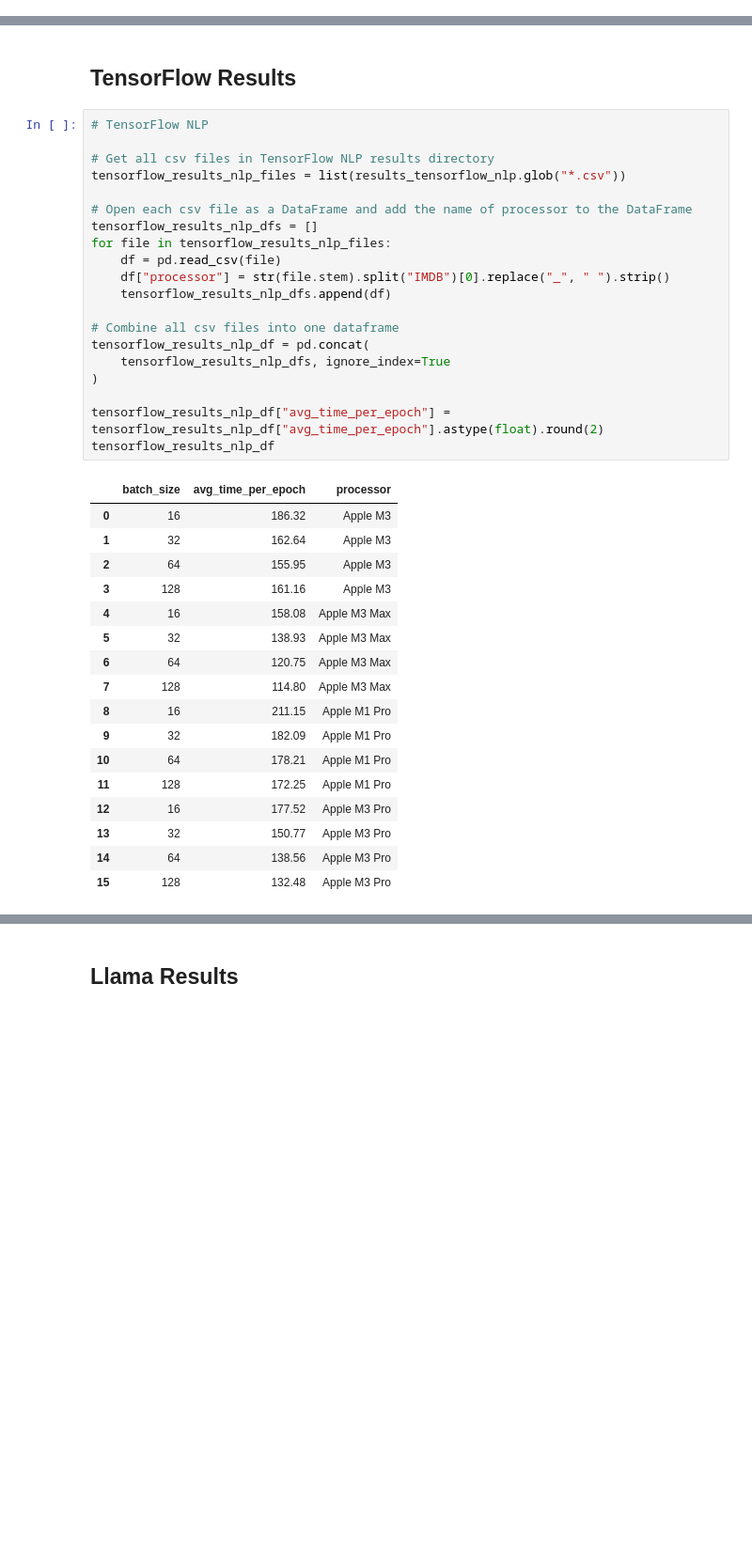
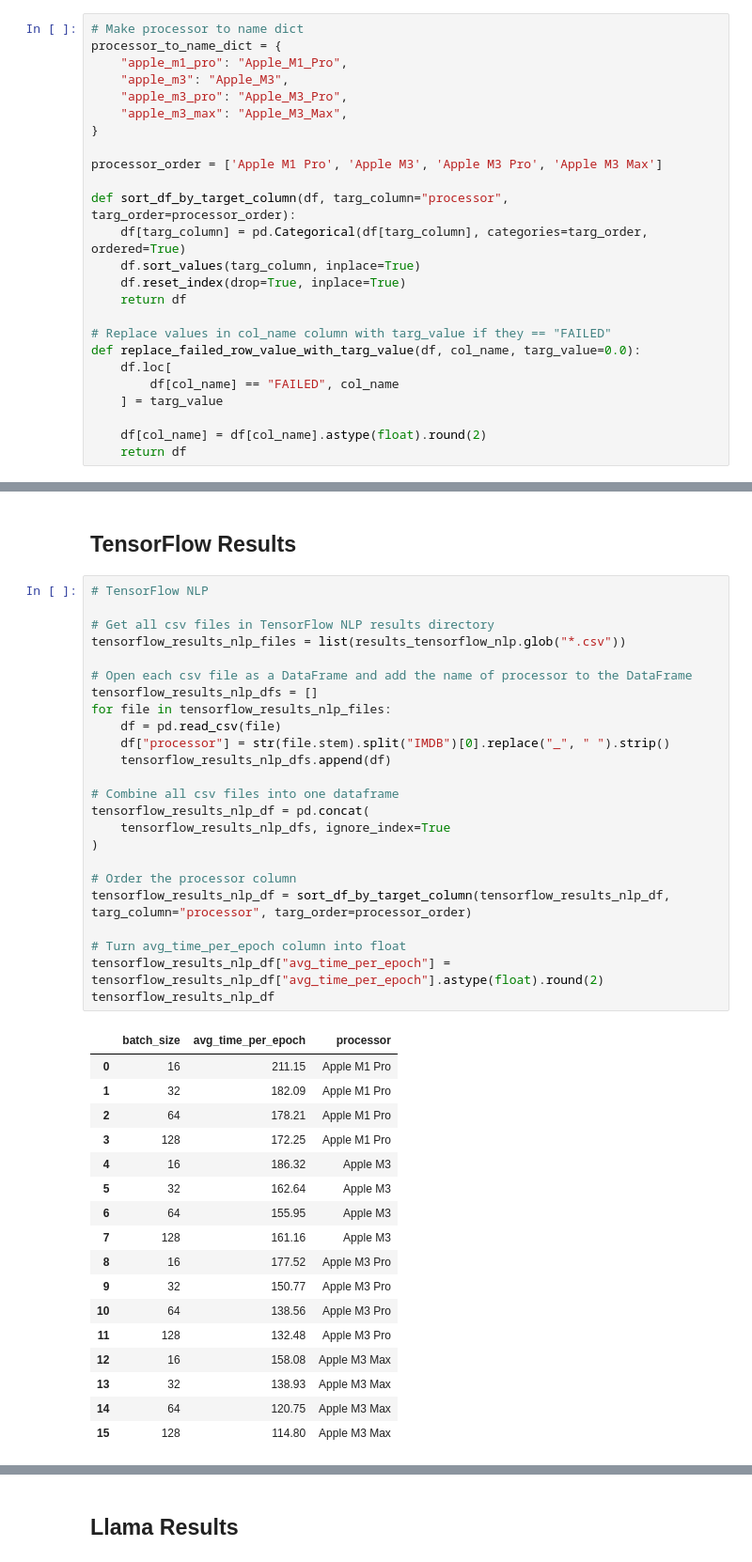
Before and after one commit to mrdbourke/mac-ml-speed-test, a Jupyter notebook: results_explorer.ipynb, the cells around one changed output, grey strips where cells are left out. Shown at 94% size. Drawn from its saved outputs; the diff is of its cells as text; blank space fills up the shorter version.

```diff
--- a/results_explorer.ipynb
+++ b/results_explorer.ipynb
@@ -33,3 +20,28 @@ processor_to_name_dict = {
+# %%
+# Make processor to name dict
+processor_to_name_dict = {
+    "apple_m1_pro": "Apple_M1_Pro",
+    "apple_m3": "Apple_M3",
+    "apple_m3_pro": "Apple_M3_Pro",
+    "apple_m3_max": "Apple_M3_Max",
+}
+
+processor_order = ['Apple M1 Pro', 'Apple M3', 'Apple M3 Pro', 'Apple M3 Max']
+
+def sort_df_by_target_column(df, targ_column="processor", targ_order=processor_order):
+    df[targ_column] = pd.Categorical(df[targ_column], categories=targ_order, ordered=True)
+    df.sort_values(targ_column, inplace=True)
+    df.reset_index(drop=True, inplace=True)
+    return df
+
+# Replace values in col_name column with targ_value if they == "FAILED"
+def replace_failed_row_value_with_targ_value(df, col_name, targ_value=0.0):
+    df.loc[
+        df[col_name] == "FAILED", col_name
+    ] = targ_value
+
+    df[col_name] = df[col_name].astype(float).round(2)
+    return df
 # %% [markdown]
 ## PyTorch Results
 # %%
@@ -185,39 +257,43 @@ plt.show()
 # %%
 # TensorFlow NLP
 
 # Get all csv files in TensorFlow NLP results directory
 tensorflow_results_nlp_files = list(results_tensorflow_nlp.glob("*.csv"))
 
 # Open each csv file as a DataFrame and add the name of processor to the DataFrame
 tensorflow_results_nlp_dfs = []
 for file in tensorflow_results_nlp_files:
     df = pd.read_csv(file)
     df["processor"] = str(file.stem).split("IMDB")[0].replace("_", " ").strip()
     tensorflow_results_nlp_dfs.append(df)
 
 # Combine all csv files into one dataframe
 tensorflow_results_nlp_df = pd.concat(
     tensorflow_results_nlp_dfs, ignore_index=True
 )
 
+# Order the processor column
+tensorflow_results_nlp_df = sort_df_by_target_column(tensorflow_results_nlp_df, targ_column="processor", targ_order=processor_order)
+
+# Turn avg_time_per_epoch column into float
 tensorflow_results_nlp_df["avg_time_per_epoch"] = tensorflow_results_nlp_df["avg_time_per_epoch"].astype(float).round(2)
 tensorflow_results_nlp_df
 # %% [output]
 |  | batch_size | avg_time_per_epoch | processor |
-| 0 | 16 | 186.32 | Apple M3 |
-| 1 | 32 | 162.64 | Apple M3 |
-| 2 | 64 | 155.95 | Apple M3 |
-| 3 | 128 | 161.16 | Apple M3 |
-| 4 | 16 | 158.08 | Apple M3 Max |
-| 5 | 32 | 138.93 | Apple M3 Max |
-| 6 | 64 | 120.75 | Apple M3 Max |
-| 7 | 128 | 114.80 | Apple M3 Max |
-| 8 | 16 | 211.15 | Apple M1 Pro |
-| 9 | 32 | 182.09 | Apple M1 Pro |
-| 10 | 64 | 178.21 | Apple M1 Pro |
-| 11 | 128 | 172.25 | Apple M1 Pro |
-| 12 | 16 | 177.52 | Apple M3 Pro |
-| 13 | 32 | 150.77 | Apple M3 Pro |
-| 14 | 64 | 138.56 | Apple M3 Pro |
-| 15 | 128 | 132.48 | Apple M3 Pro |
+| 0 | 16 | 211.15 | Apple M1 Pro |
+| 1 | 32 | 182.09 | Apple M1 Pro |
+| 2 | 64 | 178.21 | Apple M1 Pro |
+| 3 | 128 | 172.25 | Apple M1 Pro |
+| 4 | 16 | 186.32 | Apple M3 |
+| 5 | 32 | 162.64 | Apple M3 |
+| 6 | 64 | 155.95 | Apple M3 |
+| 7 | 128 | 161.16 | Apple M3 |
+| 8 | 16 | 177.52 | Apple M3 Pro |
+| 9 | 32 | 150.77 | Apple M3 Pro |
+| 10 | 64 | 138.56 | Apple M3 Pro |
+| 11 | 128 | 132.48 | Apple M3 Pro |
+| 12 | 16 | 158.08 | Apple M3 Max |
+| 13 | 32 | 138.93 | Apple M3 Max |
+| 14 | 64 | 120.75 | Apple M3 Max |
+| 15 | 128 | 114.80 | Apple M3 Max |
 # %%
```
Also changed, not shown: parts of 16 cells of this notebook.
